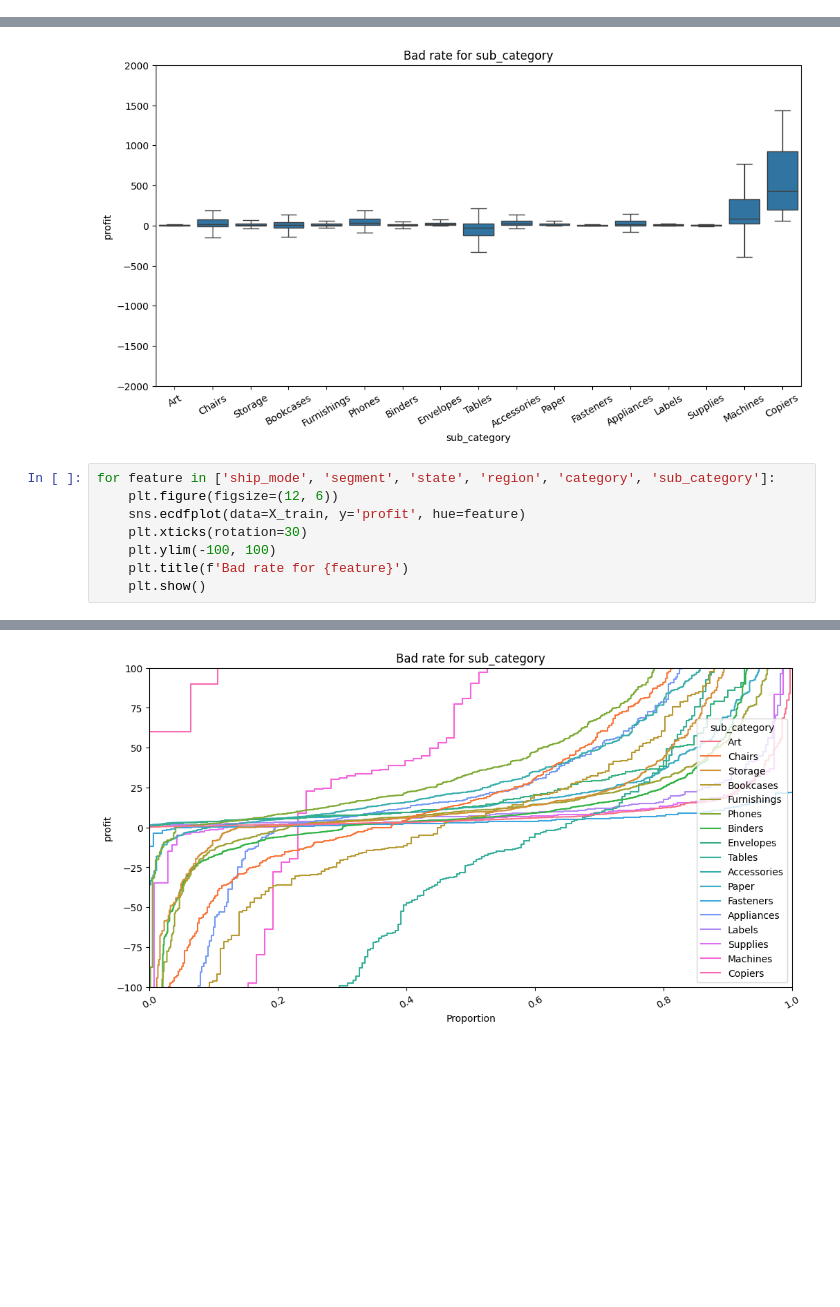
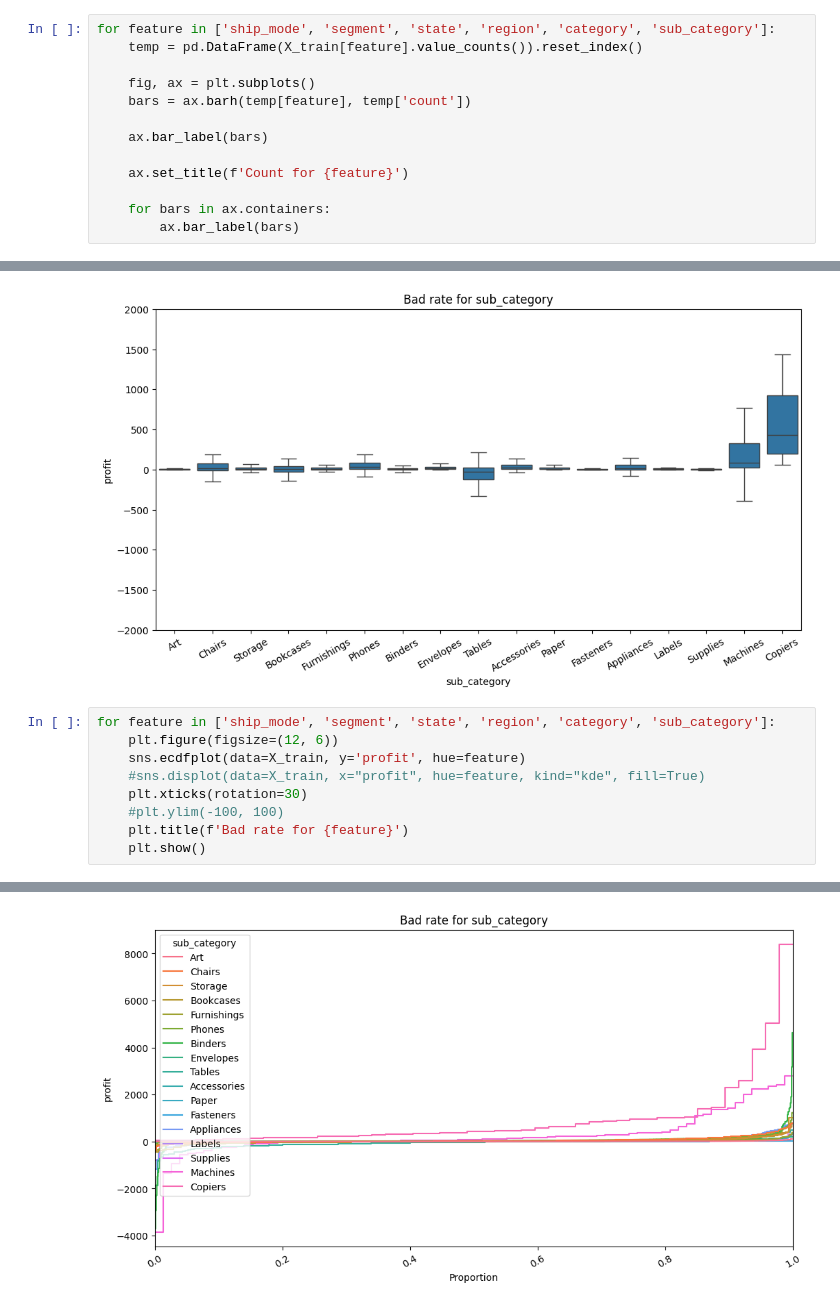
Before and after one commit to GuilhermeFreitas09/superstore-profit-prediction, a Jupyter notebook: eda.ipynb, the cells around one changed output, grey strips where cells are left out. Drawn from its saved outputs; the diff is of its cells as text; blank space fills up the shorter version.

```diff
--- a/eda.ipynb
+++ b/eda.ipynb
@@ -67,3 +171,16 @@ state: 38
 region: 4
 category: 3
 sub_category: 17
+# %%
+for feature in ['ship_mode', 'segment', 'state', 'region', 'category', 'sub_category']:
+    temp = pd.DataFrame(X_train[feature].value_counts()).reset_index()
+
+    fig, ax = plt.subplots()
+    bars = ax.barh(temp[feature], temp['count'])
+
+    ax.bar_label(bars)
+
+    ax.set_title(f'Count for {feature}')
+
+    for bars in ax.containers:
+        ax.bar_label(bars)
@@ -87,8 +211,9 @@ for feature in ['ship_mode', 'segment', 'state', 'region', 'category', 'sub_cate
 for feature in ['ship_mode', 'segment', 'state', 'region', 'category', 'sub_category']:
     plt.figure(figsize=(12, 6))
     sns.ecdfplot(data=X_train, y='profit', hue=feature)
+    #sns.displot(data=X_train, x="profit", hue=feature, kind="kde", fill=True)
     plt.xticks(rotation=30)
-    plt.ylim(-100, 100)
+    #plt.ylim(-100, 100)
     plt.title(f'Bad rate for {feature}')
     plt.show()
 # %% [output]
@@ -100 +225 @@ for feature in ['ship_mode', 'segment', 'state', 'region', 'category', 'sub_cate
-[figure, old version]
+[figure, new version]
```
Also changed, not shown: parts of 17 cells of this notebook, 2 other files.
